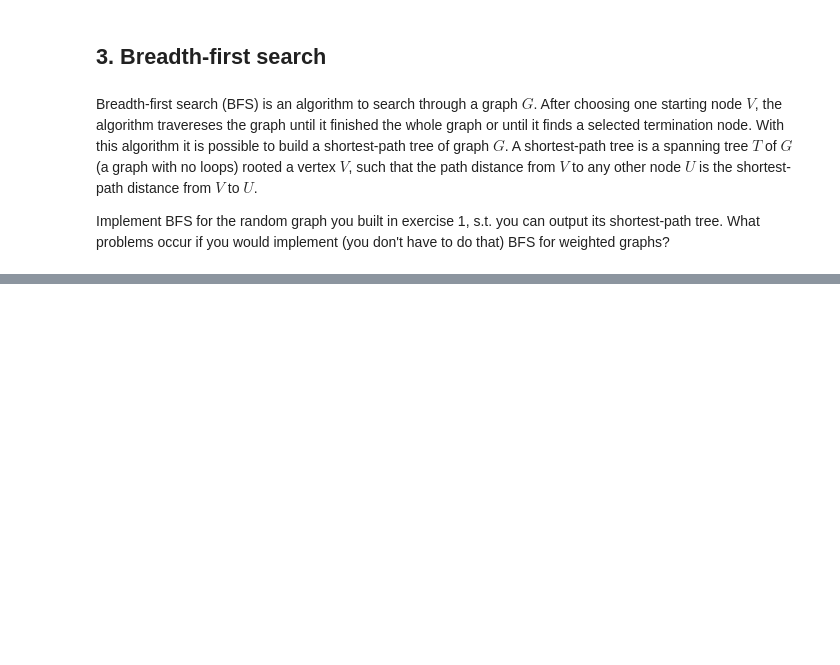
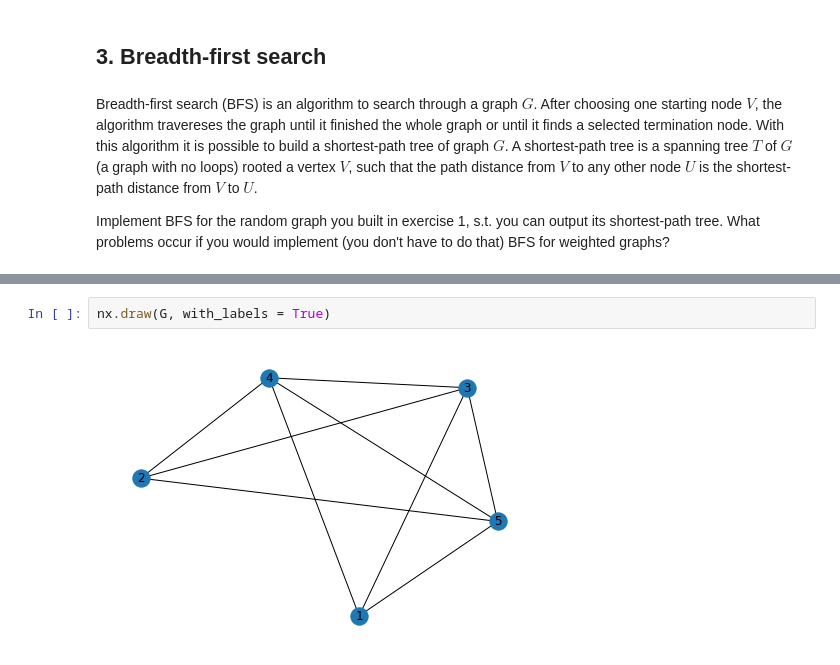
Before and after one commit to ramsurya98/Introduction-Network-Science-2021, a Jupyter notebook: Exercise01/NetworksExercise_01.ipynb, the cells around one changed output, grey strips where cells are left out. Cells and saved outputs as stored; diff of their text form; blank space fills up the shorter version.

```diff
--- a/Exercise01/NetworksExercise_01.ipynb
+++ b/Exercise01/NetworksExercise_01.ipynb
@@ -196,0 +233,4 @@ def BFS(G, start_node):
+# %%
+nx.draw(G, with_labels = True)
+# %% [output]
+[figure, added]
```
Also changed, not shown: parts of 3 cells of this notebook.
